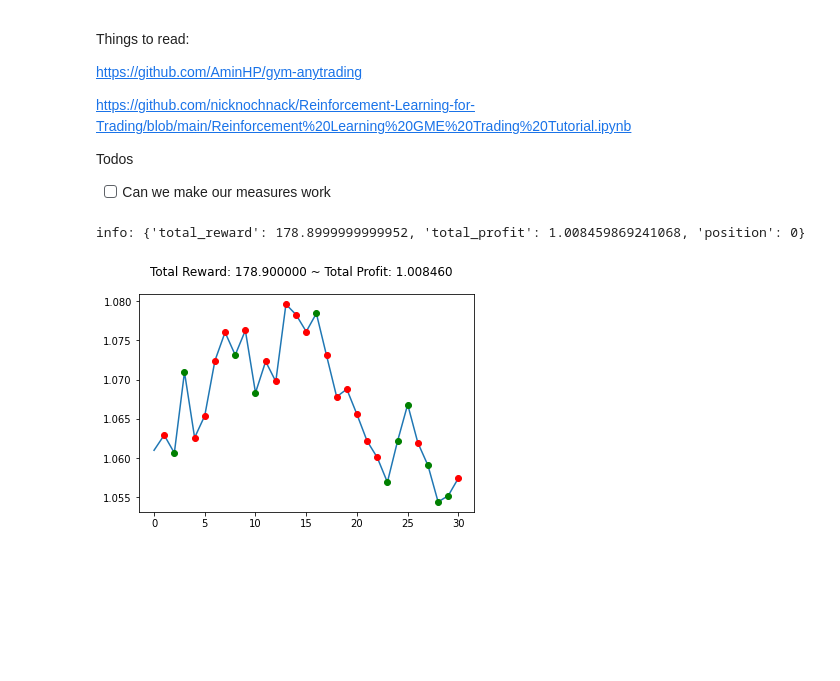
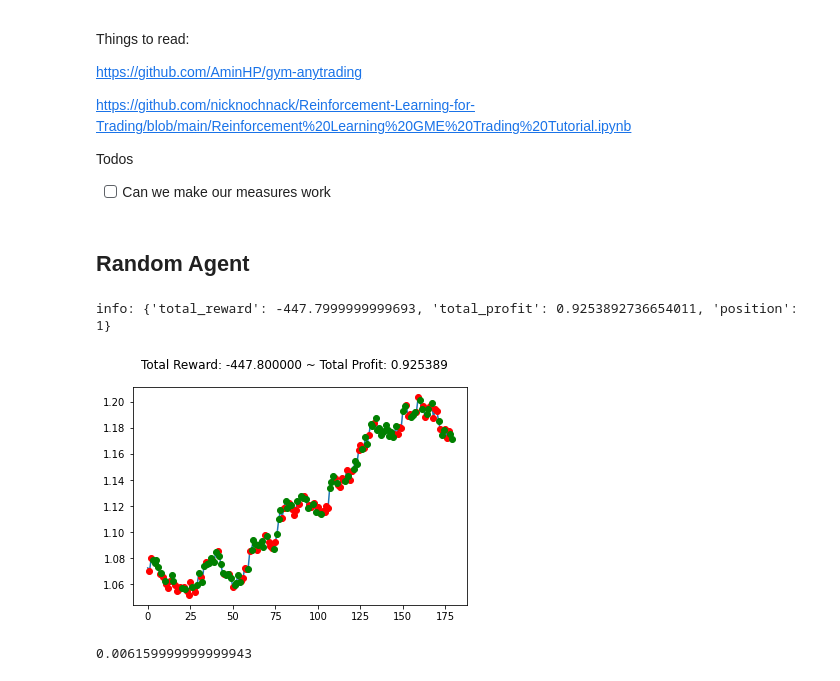
Before and after one commit to ISTTeo/AASMA, a Jupyter notebook: Project/Stonks.ipynb, the cells around one changed output. Saved outputs shown, nothing was run; the diff lists cells and outputs as text; code cells hidden in the pictures; blank space fills up the shorter version.

```diff
--- a/Project/Stonks.ipynb
+++ b/Project/Stonks.ipynb
@@ -26,30 +33,29 @@ Todos
+# %% [markdown]
+## Random Agent
 # %%
-import gym
-import gym_anytrading
-from gym_anytrading.envs import TradingEnv, ForexEnv, StocksEnv, Actions, Positions
-from gym_anytrading.datasets import FOREX_EURUSD_1H_ASK, STOCKS_GOOGL
-import matplotlib.pyplot as plt
-import pandas as pd
-
 df = pd.read_csv("FOREX_EURUSD_1H_ASK_DAILY.csv")
-env = gym.make('forex-v0', df=df,frame_bound=(10, 40), window_size=1)
+env = gym.make('forex-v0', df=df,frame_bound=(21, 200), window_size=1)
 # env = gym.make('stocks-v0', frame_bound=(50, 100), window_size=10)
 
 obs = []
 
 observation = env.reset()
 while True:
     action = env.action_space.sample()
     observation, reward, done, info = env.step(action)
     obs.append({"obs":observation[0]})
     #env.render()
     if done:
         print("info:", info)
         break
 
 plt.cla()
 env.render_all()
 plt.show()
 # %% [output]
-info: {'total_reward': 178.8999999999952, 'total_profit': 1.008459869241068, 'position': 0}
+info: {'total_reward': -447.7999999999693, 'total_profit': 0.9253892736654011, 'position': 1}
-[figure, old version]
+[figure, new version]
+# %%
+1.05281-1.04665
+# %% [output]
+0.006159999999999943
```
Also changed, not shown: parts of 4 cells of this notebook, 2 other files.
